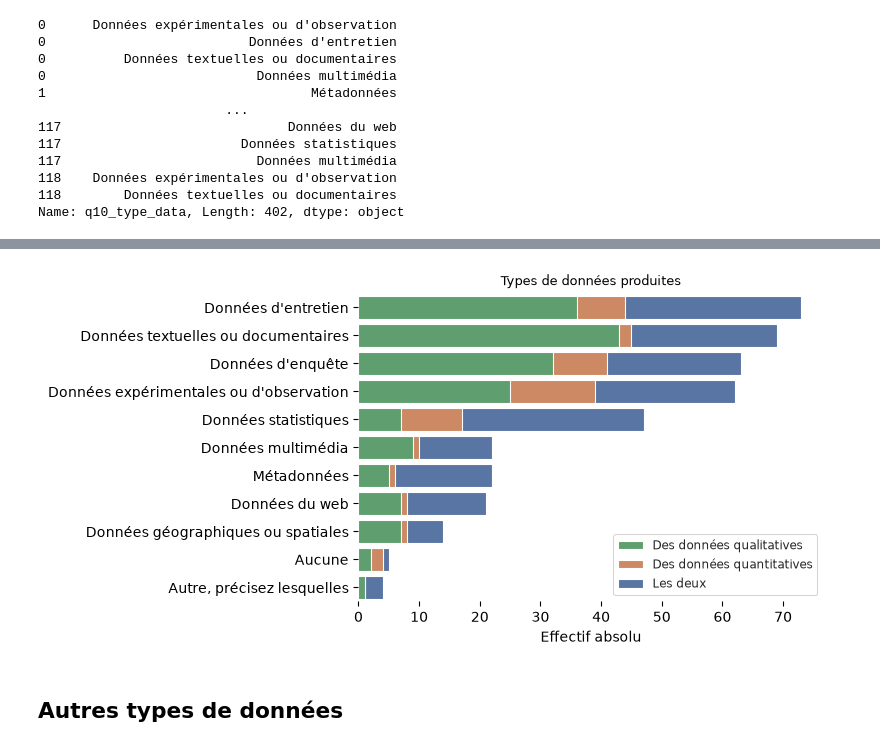
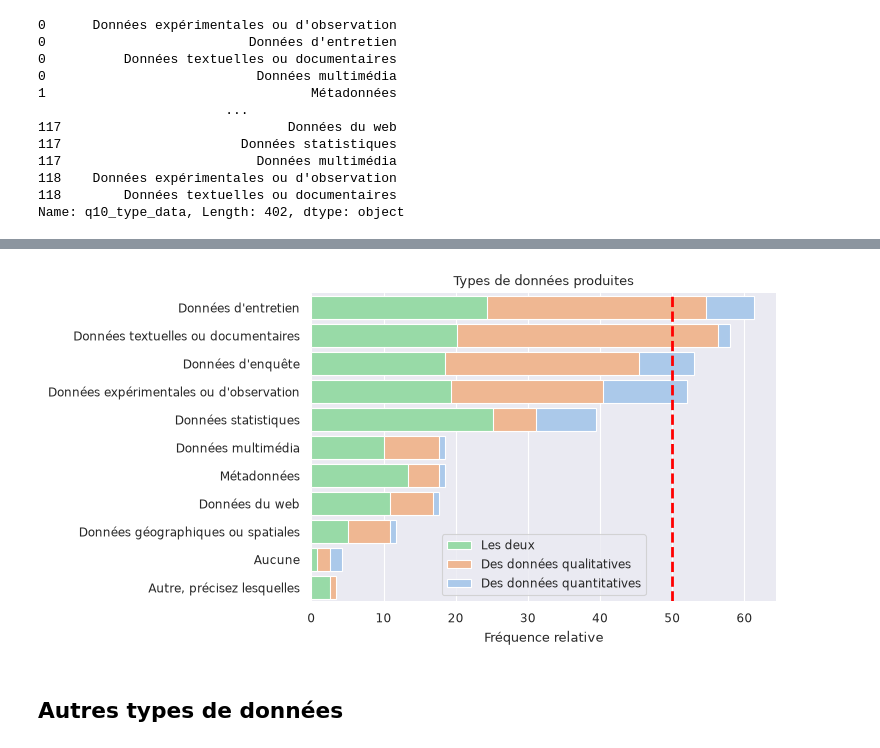
Before and after one commit to luneauaymeric/enquete_SO_p8, a Jupyter notebook: _sources/script_analyse/stat_descriptive/production_et_analyse_donnees.ipynb, the cells around one changed output, grey strips where cells are left out. Drawn from its saved outputs; the diff is of its cells as text; code cells hidden in the pictures.

```diff
--- a/_sources/script_analyse/stat_descriptive/production_et_analyse_donnees.ipynb
+++ b/_sources/script_analyse/stat_descriptive/production_et_analyse_donnees.ipynb
@@ -23,8 +23,8 @@ BUCKET_OUT = "aluneau"
 with fs.open(f"{BUCKET_OUT}/data_eP8/raw/anonymous_answer_2026-07-24.csv", "r") as file_in:
     df0 = pd.read_csv(file_in, sep =",")
 
-list_affil = pd.read_csv("../list_affiliation.csv", sep =",")
-df0 = df0.loc[~df0.q45_clé.isin(["9EAP-NB4B","QNYZ-3MH2"])].merge(list_affil, on = ["q45_clé", "q44_ufr_labo"], how = "left")
+#list_affil = pd.read_csv("../list_affiliation.csv", sep =",")
+df0 = df0.loc[~df0.q45_clé.isin(["9EAP-NB4B","QNYZ-3MH2"])]#.merge(list_affil, on = ["q45_clé", "q44_ufr_labo"], how = "left")
 # %%
 
 df_col = pd.read_csv("../../le_questionnaire/dico_variable.csv", sep = ",")
@@ -155,7 +155,7 @@ print("\n### Dépôt dans Octaviana détaillé \n", type_data.to_markdown())
 fig, ax = plt.subplots(1, figsize=(6,4))
 
 # Plot the total crashes
-sns.set_color_codes("pastel")
+sns.set_theme(context="paper",palette="pastel")
 
 col= "q10_type_data"
 df_exp, gb_data = split_multiple_choices(df0, column=col, index="q45_clé", sep = '|')
@@ -211,31 +193,53 @@ cross_tab.sort_values(by=["Total"],  ascending=[False])
+# %%
+i = -1
+for x in df_exp.q10_type_data:
+    i += 1
+    dtmp = df_exp[["q45_clé","q10_type_data","q11_quali_or_quanti"]].loc[df_exp.q10_type_data==x]
+
+    dtmp1 = dtmp.groupby(["q10_type_data","q11_quali_or_quanti"]).agg(nb =("q45_clé", "size")).reset_index()
+    dtmp1.loc[dtmp1.q11_quali_or_quanti=="Des données quantitatives", "order"]=2
+    dtmp1.loc[dtmp1.q11_quali_or_quanti=="Des données qualitatives", "order"]=1
+    dtmp1.loc[dtmp1.q11_quali_or_quanti=="Les deux", "order"]=0
+    dtmp1 = dtmp1.sort_values("order", ascending=True)
+    dtmp1["freq"] = dtmp1.nb/119*100
+    dtmp1["total"] = np.sum(dtmp1.freq)
+    dtmp1["cum_sum"] = np.cumsum(dtmp1.freq)
+
+    if i==0:
+        q10_data = dtmp1.copy()
+    else:
+        q10_data = pd.concat([q10_data, dtmp1])
+
+q10_data = q10_data.sort_values(["total","order","cum_sum"],  ascending=[False, False, False])
 # %%
 fig, ax = plt.subplots(1, figsize=(6,4))
 
-sns.set_theme(style="ticks", context="paper")
+sns.set_theme(context="paper", palette="pastel")
 
 
-g = sns.barplot(x="nb", y="q10_type_data", data=q10, hue="q11_quali_or_quanti", dodge=False)
+g = sns.barplot(x="cum_sum", y="q10_type_data", data=q10_data, hue="q11_quali_or_quanti", dodge=False)
 
 titre = "Types de données produites"
 ax.yaxis.set_label_text("")
 ax.xaxis.set_label_text("")
-ax.set(xlabel='Effectif absolu')
+ax.set(xlabel='Fréquence relative')
+ax.axvline(x=50, color="red", linestyle="--", linewidth=2)
 #ax.set_xticks(ticks = [x/10 for x in range(11)])
 ax.set_title(titre.replace("<i>","(").replace("</i>",")"))
 
 handles, labels = plt.gca().get_legend_handles_labels()
 order = [2,1,0]
 
 #add legend to plot
 
 ax.legend([handles[idx] for idx in order],[labels[idx] for idx in order])
 
 
 
 sns.despine(left=True, bottom=True)
-plt.savefig(f"./viz/type_donnee_quali.png", bbox_inches='tight', dpi = 200)
+plt.savefig(f"./viz/type_donnee_quali.png", bbox_inches='tight', dpi = 300)
 # %% [output]
-[figure, old version]
+[figure, new version]
 # %% [markdown]
 ## Autres types de données
 # %%
```
Also changed, not shown: parts of 28 cells of this notebook, 49 other files.
